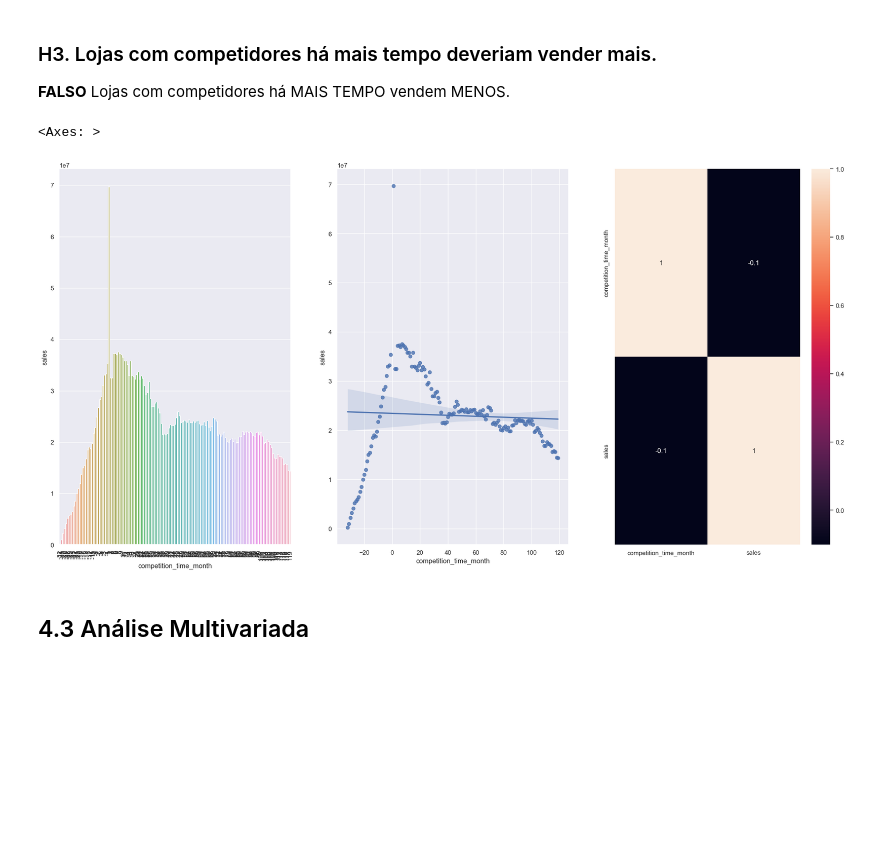
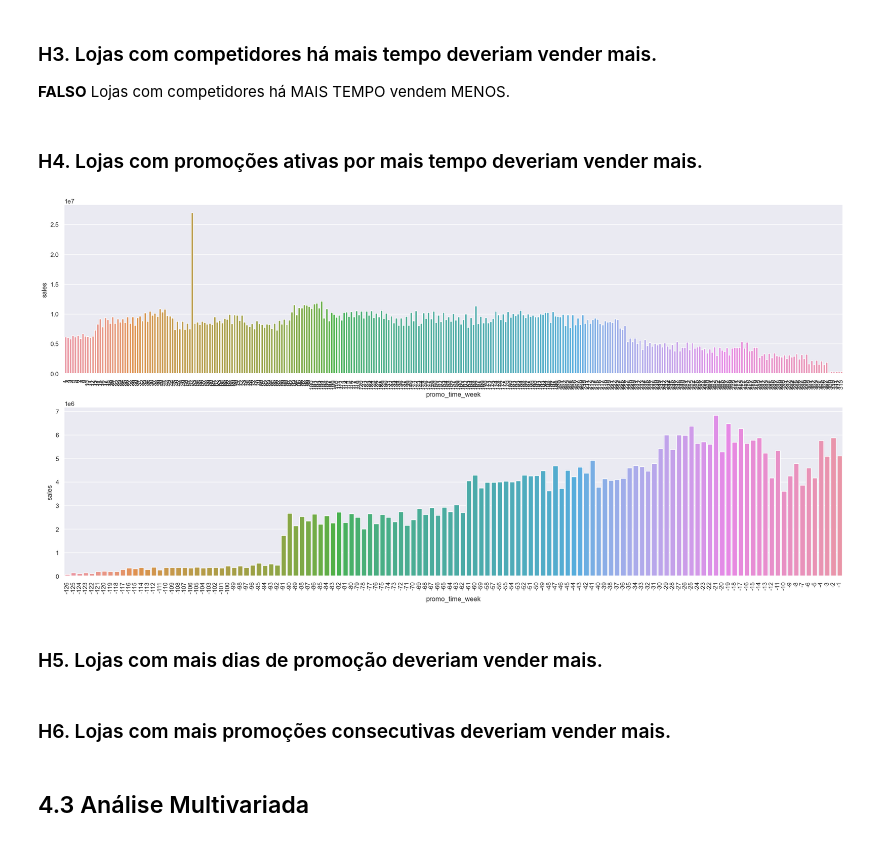
Before and after one commit to garritanoo/ds_producao, a Jupyter notebook: notebooks/04_analise_exploratoria_dados.ipynb, the cells around one changed output. Saved outputs shown, nothing was run; the diff lists cells and outputs as text; code cells hidden in the pictures; blank space fills up the shorter version.

```diff
--- a/notebooks/04_analise_exploratoria_dados.ipynb
+++ b/notebooks/04_analise_exploratoria_dados.ipynb
@@ -498,20 +498,26 @@ x = sns.heatmap(aux1[['competition_distance', 'sales']].corr(method='pearson'),
 # %% [markdown]
 ### H3. Lojas com competidores há mais tempo deveriam vender mais.
 **FALSO** Lojas com competidores há MAIS TEMPO vendem MENOS.
+# %% [markdown]
+### H4. Lojas com promoções ativas por mais tempo deveriam vender mais.
 # %%
-plt.subplot(1,3,1)
-aux1 = df4[['competition_time_month', 'sales']].groupby('competition_time_month').sum().reset_index()
-aux2 = aux1[(aux1['competition_time_month'] < 120) & (aux1['competition_time_month'] != 0)]
-sns.barplot(data=aux2, x='competition_time_month', y='sales');
+aux1 = df4[['promo_time_week', 'sales']].groupby('promo_time_week').sum().reset_index()
+sns.barplot(data=aux1, x='promo_time_week', y='sales');
+
+plt.subplot(2,1,1)
+aux2 = aux1[aux1['promo_time_week'] > 0] # periodo extendido
+sns.barplot(data=aux2, x='promo_time_week', y='sales');
+plt.xticks(rotation=90)
+
+plt.subplot(2,1,2)
+aux3 = aux1[aux1['promo_time_week'] < 0] # periodo regular
+sns.barplot(data=aux3, x='promo_time_week', y='sales');
 plt.xticks(rotation=90);
-
-plt.subplot(1,3,2)
-sns.regplot(data=aux2, x='competition_time_month', y='sales');
-
-plt.subplot(1,3,3)
-sns.heatmap(aux1.corr(method='pearson'), annot=True)
 # %% [output]
-<Axes: >
-[figure, old version]
+[figure, new version]
+# %% [markdown]
+### H5. Lojas com mais dias de promoção deveriam vender mais.
+# %% [markdown]
+### H6. Lojas com mais promoções consecutivas deveriam vender mais.
 # %% [markdown]
 ## 4.3 Análise Multivariada
```
